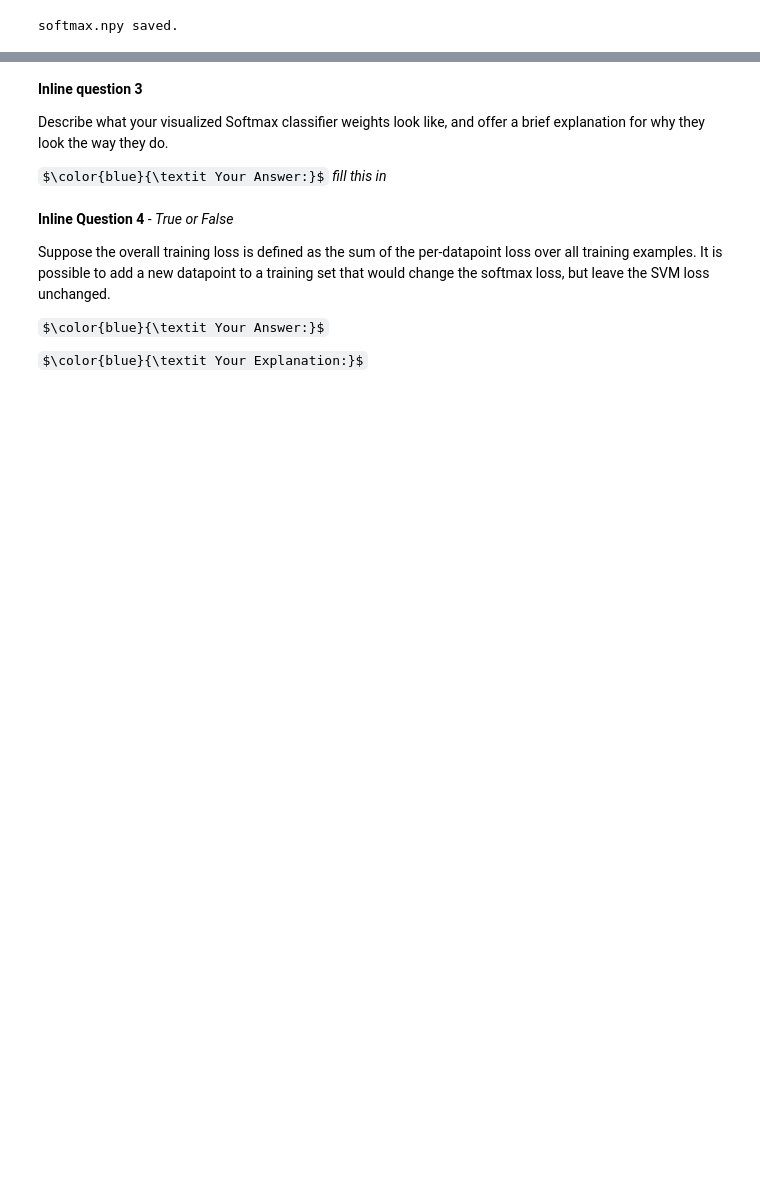
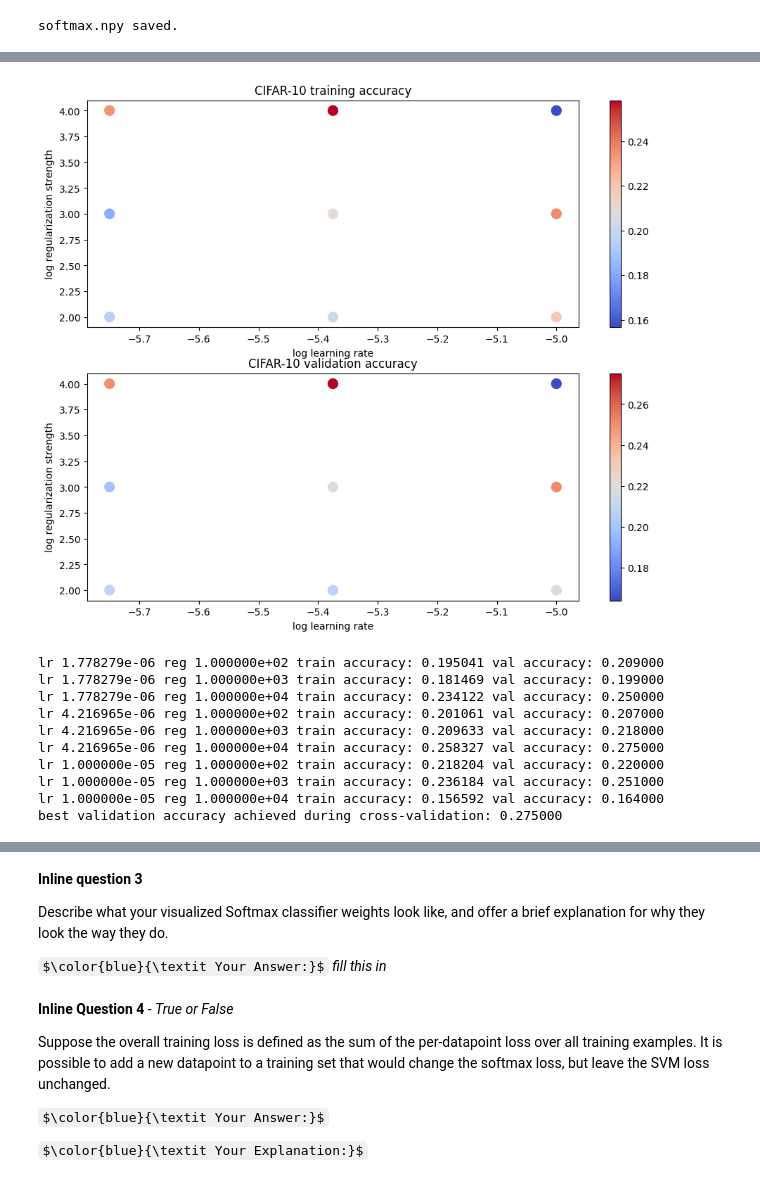
Before and after one commit to alexanderneva/cs231n.github.io, a Jupyter notebook: assignments/2026/assignment1/softmax.ipynb, the cells around one changed output, grey strips where cells are left out. Drawn from its saved outputs; the diff is of its cells as text; code cells hidden in the pictures; some formulas as TeX source; blank space fills up the shorter version.

Commit message:
Created using Colab np.logspace

```diff
--- a/assignments/2026/assignment1/softmax.ipynb
+++ b/assignments/2026/assignment1/softmax.ipynb
@@ -473,16 +487,17 @@ best_softmax = None # The Softmax object that achieved the highest validation ra
 
 # Provided as a reference. You may or may not want to change these hyperparameter
 
-num_iters = 150
+num_iters = 50
 #learning_rates = [1e-7, 1e-6,1e-5,1e-4,1e-3]
-learning_rates = np.arange(1e-7,1e-6,2*1e-7)
-regularization_strengths = np.arange(1e4,2.5e4,2*1e3)
+learning_rates = np.arange(1e-6,2.5*1e-5,5*1e-5)
+regularization_strengths = np.arange(0.5*1e3,3e4,3*1e3)
 learning_regularization = [(rate,strength) for rate in learning_rates for strength in regularization_strengths]
 results = dict.fromkeys(learning_regularization)
 results_ = results.copy()
 max_iter = len(learning_rates)*len(regularization_strengths)
 
 softmaxes = []
+vals = []
 run = 0
 param_num=0
 print(f"Running algorithm over {len(learning_regularization)} parameters")
@@ -745,15 +792,17 @@ plt.show()
 # %%
 ## refine grid search
-num_iters = 250
+num_iters = 40
+num_grid = 3
 #learning_rates = [1e-7, 1e-6,1e-5,1e-4,1e-3]
-learning_rates = np.arange(0.5*1e-6,0.5*1e-5,1e-6)
-regularization_strengths = np.arange(1e4,2.5e4,2*1e3)
+learning_rates = np.logspace(-5.75,-5,num_grid,base=10)
+regularization_strengths = np.logspace(2,4,num_grid,base=10)
 learning_regularization = [(rate,strength) for rate in learning_rates for strength in regularization_strengths]
 results = dict.fromkeys(learning_regularization)
 results_ = results.copy()
 max_iter = len(learning_rates)*len(regularization_strengths)
 
 softmaxes = []
+vals =[]
 run = 0
 param_num = 0
 print(f"Running algorithm over {len(learning_regularization)} parameters")
@@ -766,7 +815,8 @@ for rate,strengths in learning_regularization:
     toc = time.time()
     run += toc-tic
     param_num+=1
-    print('That took %fs runtime is %fs, Parameter num %d' % (toc - tic,run,param_num))
+    if int(run)%10 == 0:
+      print('That took %fs runtime is %fs, Parameter num %d' % (toc - tic,run,param_num))
 
     # calculate the accuracies
     y_train_pred = softmax.predict(X_train)
@@ -778,5 +828,47 @@ for rate,strengths in learning_regularization:
     results_[(rate,strengths)]=acc_pred
     # store the softmax
     softmaxes.append(softmax)
-    softmax.clear()
+    vals.append(acc_pred)
+x_scatter = [math.log10(x[0]) for x in results]
+y_scatter = [math.log10(x[1]) for x in results]
+
+# plot training accuracy
+marker_size = 100
+colors = [results[x][0] for x in results]
+plt.subplot(2, 1, 1)
+plt.tight_layout(pad=3)
+plt.scatter(x_scatter, y_scatter, marker_size, c=colors, cmap=plt.cm.coolwarm)
+plt.colorbar()
+plt.xlabel('log learning rate')
+plt.ylabel('log regularization strength')
+plt.title('CIFAR-10 training accuracy')
+
+# plot validation accuracy
+colors = [results[x][1] for x in results] # default size of markers is 20
+plt.subplot(2, 1, 2)
+plt.scatter(x_scatter, y_scatter, marker_size, c=colors, cmap=plt.cm.coolwarm)
+plt.colorbar()
+plt.xlabel('log learning rate')
+plt.ylabel('log regularization strength')
+plt.title('CIFAR-10 validation accuracy')
+plt.show()
+
+# Print out results.
+for lr, reg in sorted(results):
+    train_accuracy, val_accuracy = results[(lr, reg)]
+    vals.append(val_accuracy)
+    # record the validation accuracy
+    #softmaxes[(lr,reg)].append(train_accuracy,val_accuracy)
+    print('lr %e reg %e train accuracy: %f val accuracy: %f' % (
+                lr, reg, train_accuracy, val_accuracy))
+sorted_vals=sorted(vals)
+best_val = sorted_vals[-1]
+for lr, reg in sorted(results):
+    train_accuracy, val_accuracy = results[(lr,reg)]
+    if val_accuracy == best_val:
+        idx = vals.index(best_val)
+        best_softmax = softmaxes[idx]
+        best_lr,best_rg = lr,reg
+
+print('best validation accuracy achieved during cross-validation: %f' % best_val)
 # %% [output]
@@ -799,0 +876,11 @@ That took 19.214360s runtime is 797.511340s, Parameter num 40
+[figure, added]
+lr 1.778279e-06 reg 1.000000e+02 train accuracy: 0.195041 val accuracy: 0.209000
+lr 1.778279e-06 reg 1.000000e+03 train accuracy: 0.181469 val accuracy: 0.199000
+lr 1.778279e-06 reg 1.000000e+04 train accuracy: 0.234122 val accuracy: 0.250000
+lr 4.216965e-06 reg 1.000000e+02 train accuracy: 0.201061 val accuracy: 0.207000
+lr 4.216965e-06 reg 1.000000e+03 train accuracy: 0.209633 val accuracy: 0.218000
+lr 4.216965e-06 reg 1.000000e+04 train accuracy: 0.258327 val accuracy: 0.275000
+lr 1.000000e-05 reg 1.000000e+02 train accuracy: 0.218204 val accuracy: 0.220000
+lr 1.000000e-05 reg 1.000000e+03 train accuracy: 0.236184 val accuracy: 0.251000
+lr 1.000000e-05 reg 1.000000e+04 train accuracy: 0.156592 val accuracy: 0.164000
+best validation accuracy achieved during cross-validation: 0.275000
```
Also changed, not shown: parts of 36 cells of this notebook.
